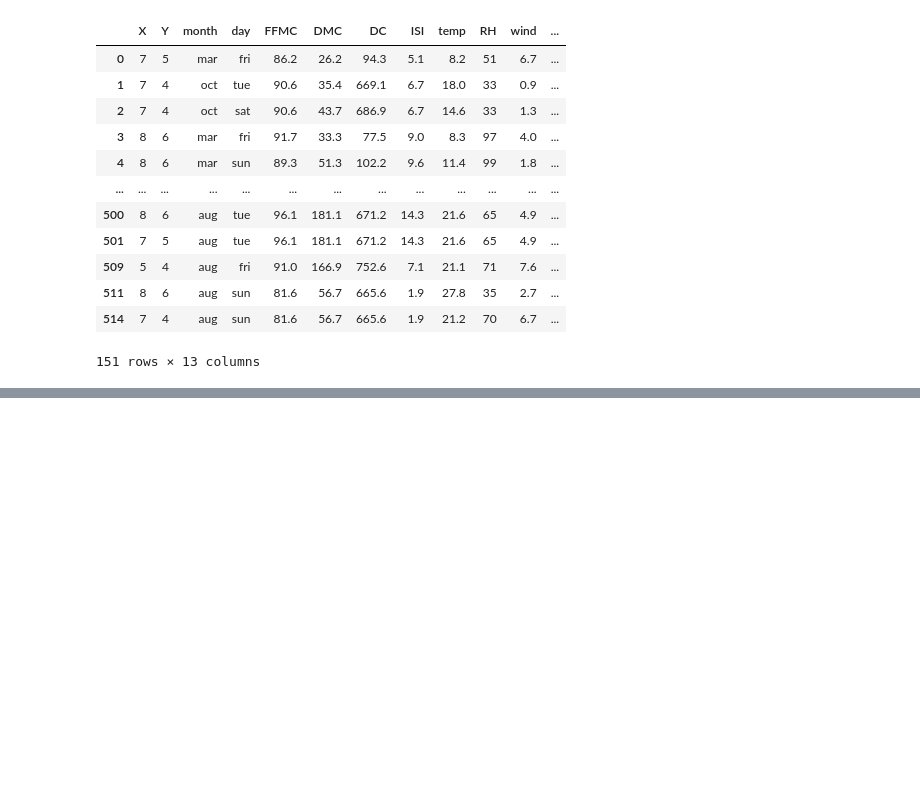
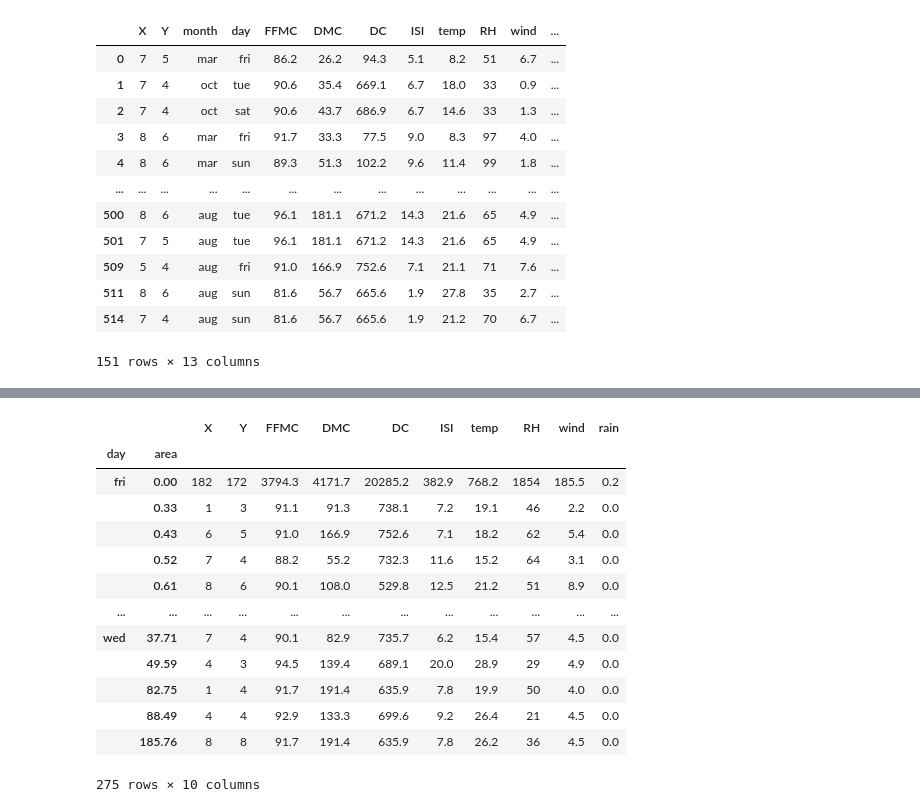
Before and after one commit to PrNth4676/PythonTutorials, a Jupyter notebook: PandasBasics.ipynb, the cells around one changed output, grey strips where cells are left out. Drawn from its saved outputs; the diff is of its cells as text; code cells hidden in the pictures; blank space fills up the shorter version.

```diff
--- a/PandasBasics.ipynb
+++ b/PandasBasics.ipynb
@@ -584,0 +701,19 @@ forest_df.loc[forest_df.X.isin(values_of_x)]
+# %%
+#Grouping by can also be done on multiple columns
+forestByDayAndarea = forest_df.groupby(['day','area'])
+forestByDayAndarea.sum()
+# %% [output]
+|  |  | X | Y | FFMC | DMC | DC | ISI | temp | RH | wind | rain |
+| day | area |  |  |  |  |  |  |  |  |  |  |
+| fri | 0.00 | 182 | 172 | 3794.3 | 4171.7 | 20285.2 | 382.9 | 768.2 | 1854 | 185.5 | 0.2 |
+|  | 0.33 | 1 | 3 | 91.1 | 91.3 | 738.1 | 7.2 | 19.1 | 46 | 2.2 | 0.0 |
+|  | 0.43 | 6 | 5 | 91.0 | 166.9 | 752.6 | 7.1 | 18.2 | 62 | 5.4 | 0.0 |
+|  | 0.52 | 7 | 4 | 88.2 | 55.2 | 732.3 | 11.6 | 15.2 | 64 | 3.1 | 0.0 |
+|  | 0.61 | 8 | 6 | 90.1 | 108.0 | 529.8 | 12.5 | 21.2 | 51 | 8.9 | 0.0 |
+| ... | ... | ... | ... | ... | ... | ... | ... | ... | ... | ... | ... |
+| wed | 37.71 | 7 | 4 | 90.1 | 82.9 | 735.7 | 6.2 | 15.4 | 57 | 4.5 | 0.0 |
+|  | 49.59 | 4 | 3 | 94.5 | 139.4 | 689.1 | 20.0 | 28.9 | 29 | 4.9 | 0.0 |
+|  | 82.75 | 1 | 4 | 91.7 | 191.4 | 635.9 | 7.8 | 19.9 | 50 | 4.0 | 0.0 |
+|  | 88.49 | 4 | 4 | 92.9 | 133.3 | 699.6 | 9.2 | 26.4 | 21 | 4.5 | 0.0 |
+|  | 185.76 | 8 | 8 | 91.7 | 191.4 | 635.9 | 7.8 | 26.2 | 36 | 4.5 | 0.0 |
+275 rows × 10 columns
```
Also changed, not shown: parts of 16 cells of this notebook.
